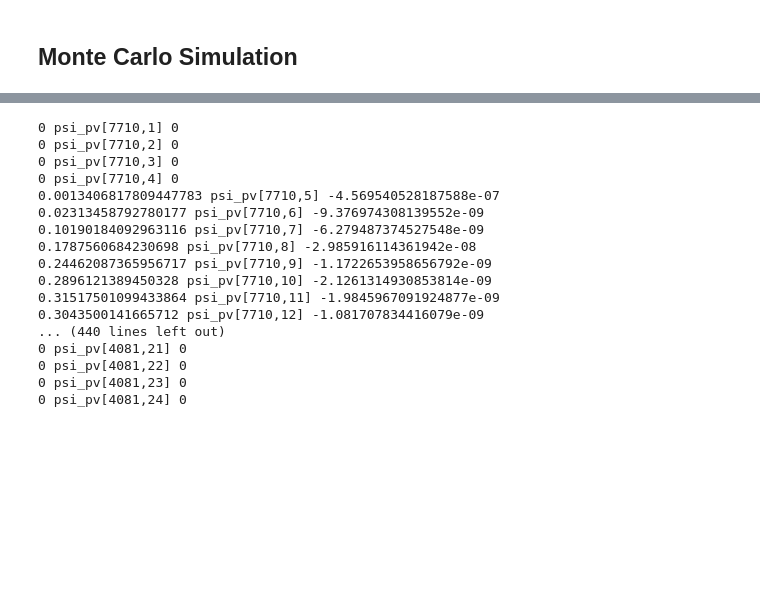
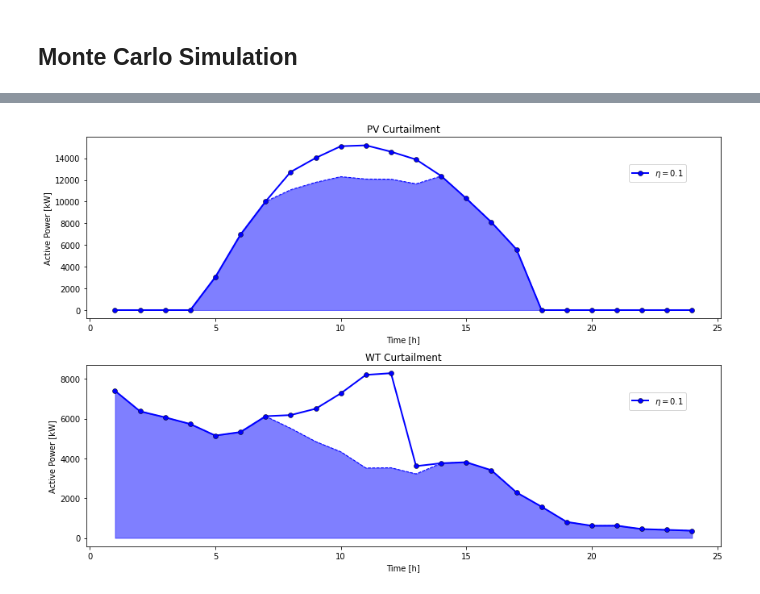
Before and after one commit to filipforro/MasterThesis, a Jupyter notebook: Pyomo/MILP_STEDIN/MILP_v1_Stedin_DetStoch_test.ipynb, the cells around one changed output, grey strips where cells are left out. Drawn from its saved outputs; the diff is of its cells as text; code cells hidden in the pictures; blank space fills up the shorter version.

```diff
--- a/Pyomo/MILP_STEDIN/MILP_v1_Stedin_DetStoch_test.ipynb
+++ b/Pyomo/MILP_STEDIN/MILP_v1_Stedin_DetStoch_test.ipynb
@@ -1183,22 +1214,25 @@ fig.tight_layout();
-# %%
-for p in base_model.PV:
-    for t in base_model.TIME:
-        print(base_model.Ppv_max[p,t], base_model.psi_pv[p,t], base_model.psi_pv[p,t].value)
-# %% [output]
-0 psi_pv[7710,1] 0
-0 psi_pv[7710,2] 0
-0 psi_pv[7710,3] 0
-0 psi_pv[7710,4] 0
-0.0013406817809447783 psi_pv[7710,5] -4.569540528187588e-07
-0.02313458792780177 psi_pv[7710,6] -9.376974308139552e-09
-0.10190184092963116 psi_pv[7710,7] -6.279487374527548e-09
-0.1787560684230698 psi_pv[7710,8] -2.985916114361942e-08
-0.24462087365956717 psi_pv[7710,9] -1.1722653958656792e-09
-0.2896121389450328 psi_pv[7710,10] -2.1261314930853814e-09
-0.31517501099433864 psi_pv[7710,11] -1.9845967091924877e-09
-0.3043500141665712 psi_pv[7710,12] -1.081707834416079e-09
-... (440 lines left out)
-0 psi_pv[4081,21] 0
-0 psi_pv[4081,22] 0
-0 psi_pv[4081,23] 0
-0 psi_pv[4081,24] 0
+# %%
+res = ['PV', 'WT', 'PV_cur', 'WT_cur']
+Curtailment = {name: pd.DataFrame() for name in res}
+colors = ['b', 'r', 'g']
+
+for t in base_model.TIME:
+    Curtailment['PV_cur'].loc[t,eta_conf] = sum(base_model.Ppv_max[p,t]*base_model.psi_pv[p,t].value*Sbase for p in base_model.PV)
+    Curtailment['WT_cur'].loc[t,eta_conf] = sum(base_model.Pwt_max[w,t]*base_model.psi_wt[w,t].value*Sbase for w in base_model.WT)
+    Curtailment['PV'].loc[t,eta_conf] = sum(base_model.Ppv_max[p,t]*Sbase for p in base_model.PV)
+    Curtailment['WT'].loc[t,eta_conf] = sum(base_model.Pwt_max[w,t]*Sbase for w in base_model.WT)
+
+fig, ax = plt.subplots(nrows=2, ncols=1, squeeze=False, figsize=(12,8))
+for index, i in enumerate(Curtailment['PV'].columns):
+    ax[0,0].plot(Curtailment['PV'].index, Curtailment['PV'].loc[:,i], '-o', lw=2, alpha=1, markeredgecolor='k', markeredgewidth=0.5, color=colors[index]);ax[0,0].set_xlabel('Time [h]');ax[0,0].set_ylabel('Active Power [kW]');ax[0,0].set_title('PV Curtailment')
+    ax[0,0].plot(Curtailment['PV'].index, Curtailment['PV'].loc[:,i]-Curtailment['PV_cur'].loc[:,i], '--', lw=1, alpha=1, markeredgecolor='k', markeredgewidth=0.5, color=colors[index], label='_nolegend_')
+    ax[0,0].fill_between(Curtailment['PV'].index, np.zeros(len(Curtailment['PV'])), Curtailment['PV'].loc[:,i]-Curtailment['PV_cur'].loc[:,i], alpha=0.5, color=colors[index], label='_nolegend_')
+    ax[0,0].legend(['$\eta = $'+str(i) for i in Curtailment['PV'].columns], bbox_to_anchor=(0.9,0.8), loc='center', borderaxespad=0)
+
+    ax[1,0].plot(Curtailment['WT'].index, Curtailment['WT'].loc[:,i], '-o', lw=2, alpha=1, markeredgecolor='k', markeredgewidth=0.5, color=colors[index]);ax[1,0].set_xlabel('Time [h]');ax[1,0].set_ylabel('Active Power [kW]');ax[1,0].set_title('WT Curtailment')
+    ax[1,0].plot(Curtailment['WT'].index, Curtailment['WT'].loc[:,i]-Curtailment['WT_cur'].loc[:,i], '--', lw=1, alpha=1, markeredgecolor='k', markeredgewidth=0.5, color=colors[index], label='_nolegend_')
+    ax[1,0].fill_between(Curtailment['WT'].index, np.zeros(len(Curtailment['WT'])), Curtailment['WT'].loc[:,i]-Curtailment['WT_cur'].loc[:,i], alpha=0.5, color=colors[index], label='_nolegend_')
+    ax[1,0].legend(['$\eta = $'+str(i) for i in Curtailment['WT'].columns], bbox_to_anchor=(0.9,0.8), loc='center', borderaxespad=0)
+    fig.tight_layout()
+# %% [output]
+[figure, added]
```
Also changed, not shown: parts of 8 cells of this notebook, 13 other files.
